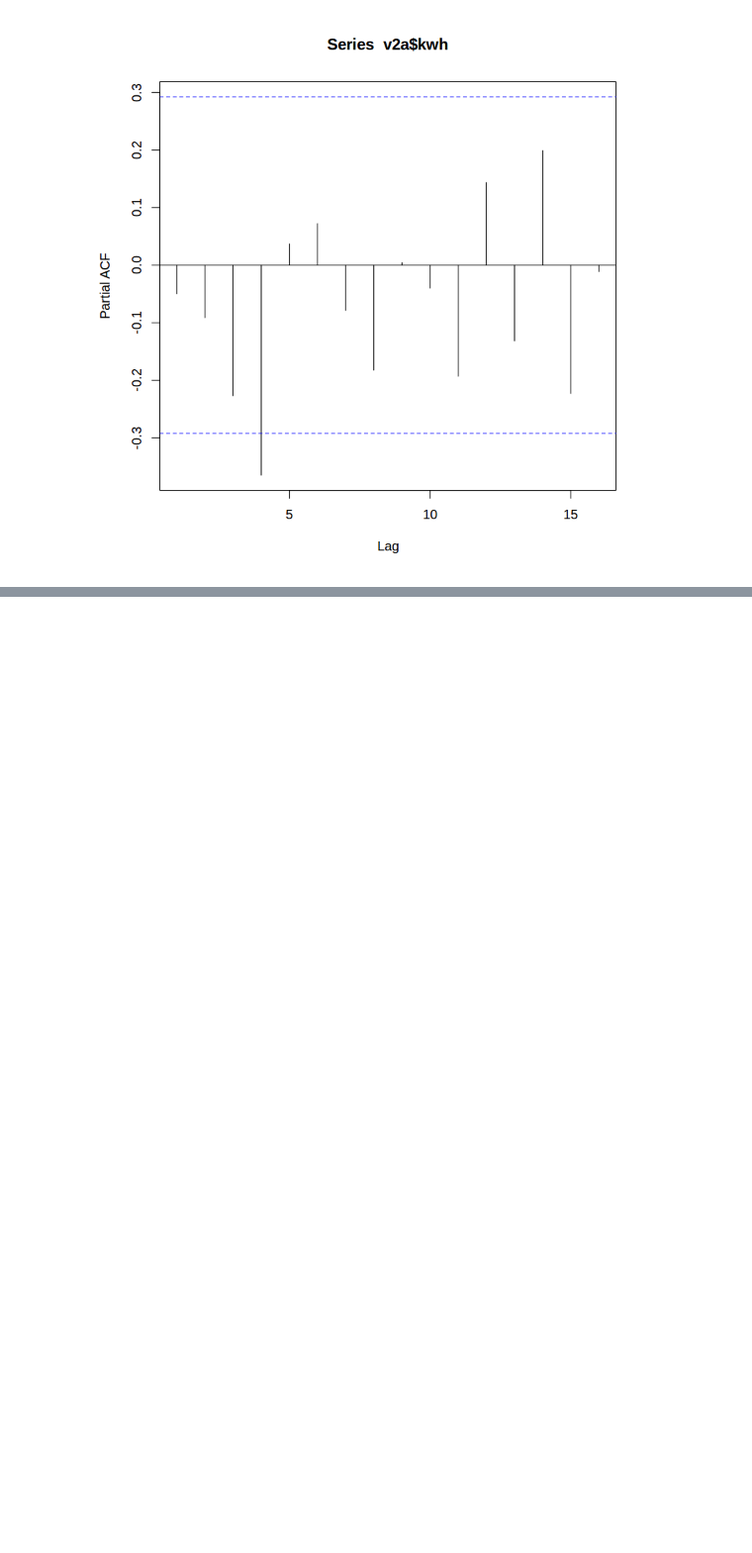
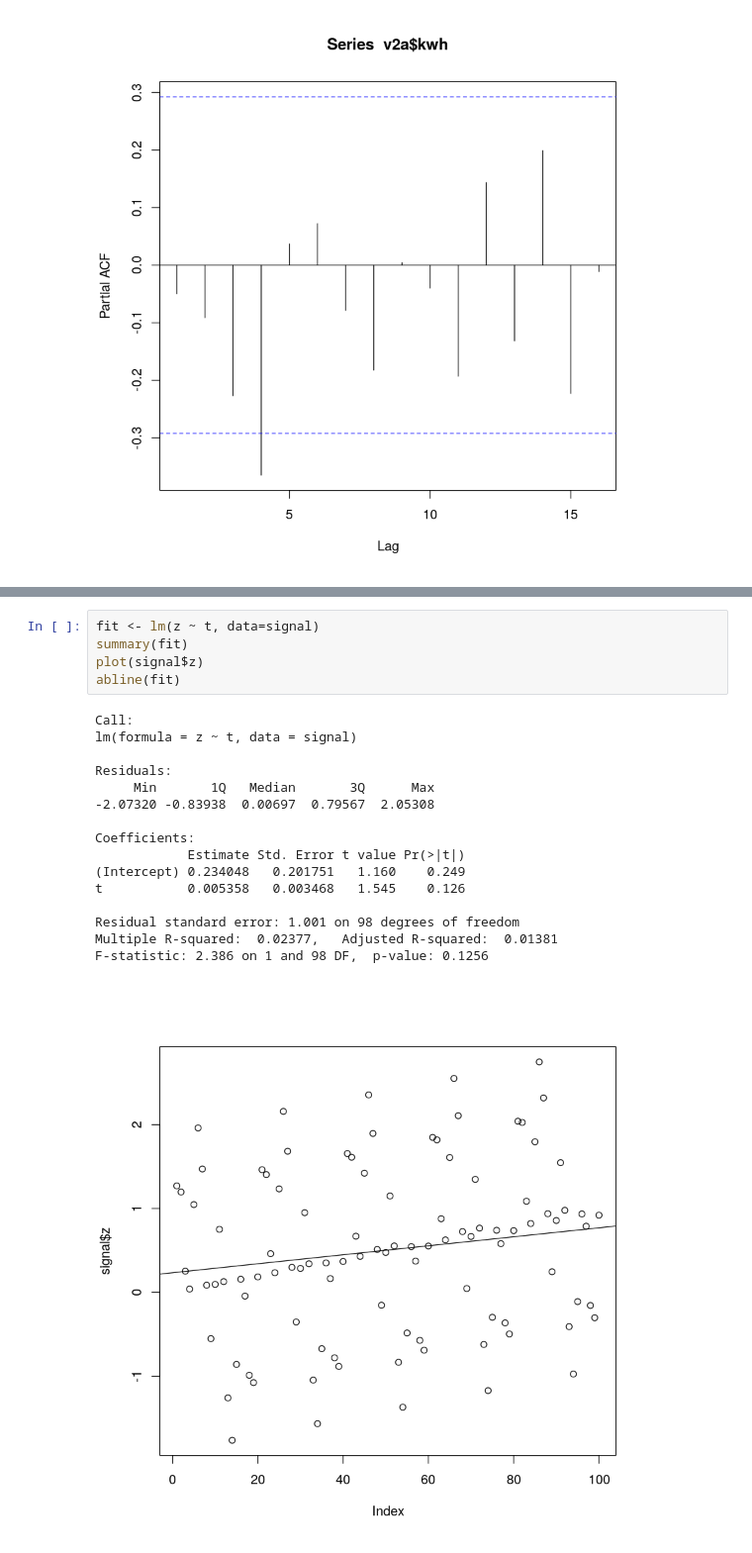
Before and after one commit to abramhindle/R-Timeseries-Tutorial, a Jupyter notebook: R-Timeseries-Tutorial.ipynb, the cells around one changed output, grey strips where cells are left out. Shown at 99% size. Cells and saved outputs as stored; diff of their text form; blank space fills up the shorter version.

```diff
--- a/R-Timeseries-Tutorial.ipynb
+++ b/R-Timeseries-Tutorial.ipynb
@@ -169,0 +241,22 @@ pacf(v2a$kwh)
+# %%
+fit <- lm(z ~ t, data=signal)
+summary(fit)
+plot(signal$z)
+abline(fit)
+# %% [output]
+Call:
+lm(formula = z ~ t, data = signal)
+
+Residuals:
+     Min       1Q   Median       3Q      Max
+-2.07320 -0.83938  0.00697  0.79567  2.05308
+
+Coefficients:
+            Estimate Std. Error t value Pr(>|t|)
+(Intercept) 0.234048   0.201751   1.160    0.249
+t           0.005358   0.003468   1.545    0.126
+
+Residual standard error: 1.001 on 98 degrees of freedom
+Multiple R-squared:  0.02377,   Adjusted R-squared:  0.01381
+F-statistic: 2.386 on 1 and 98 DF,  p-value: 0.1256
+[figure, added]
```
Also changed, not shown: parts of 22 cells of this notebook.
